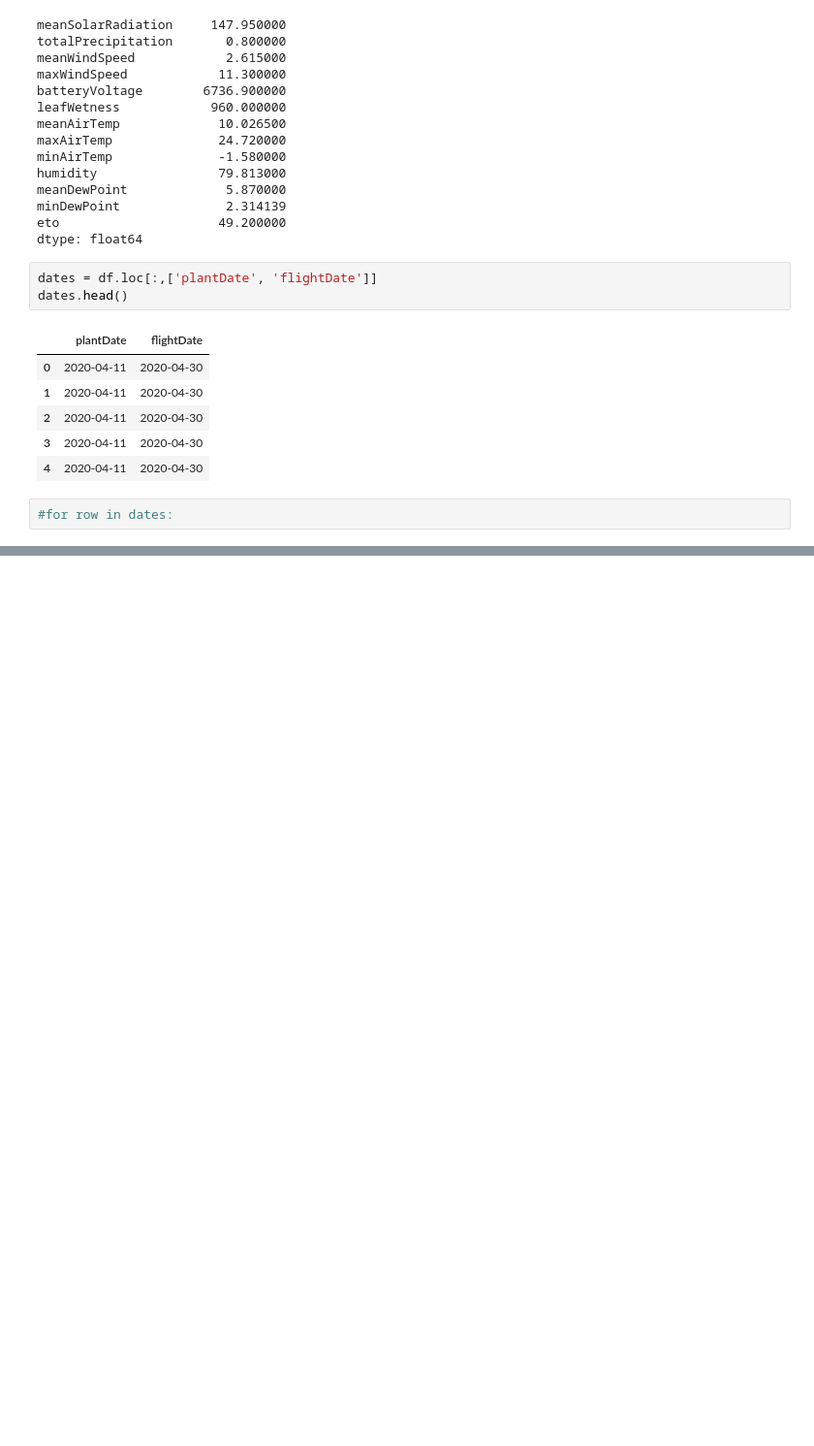
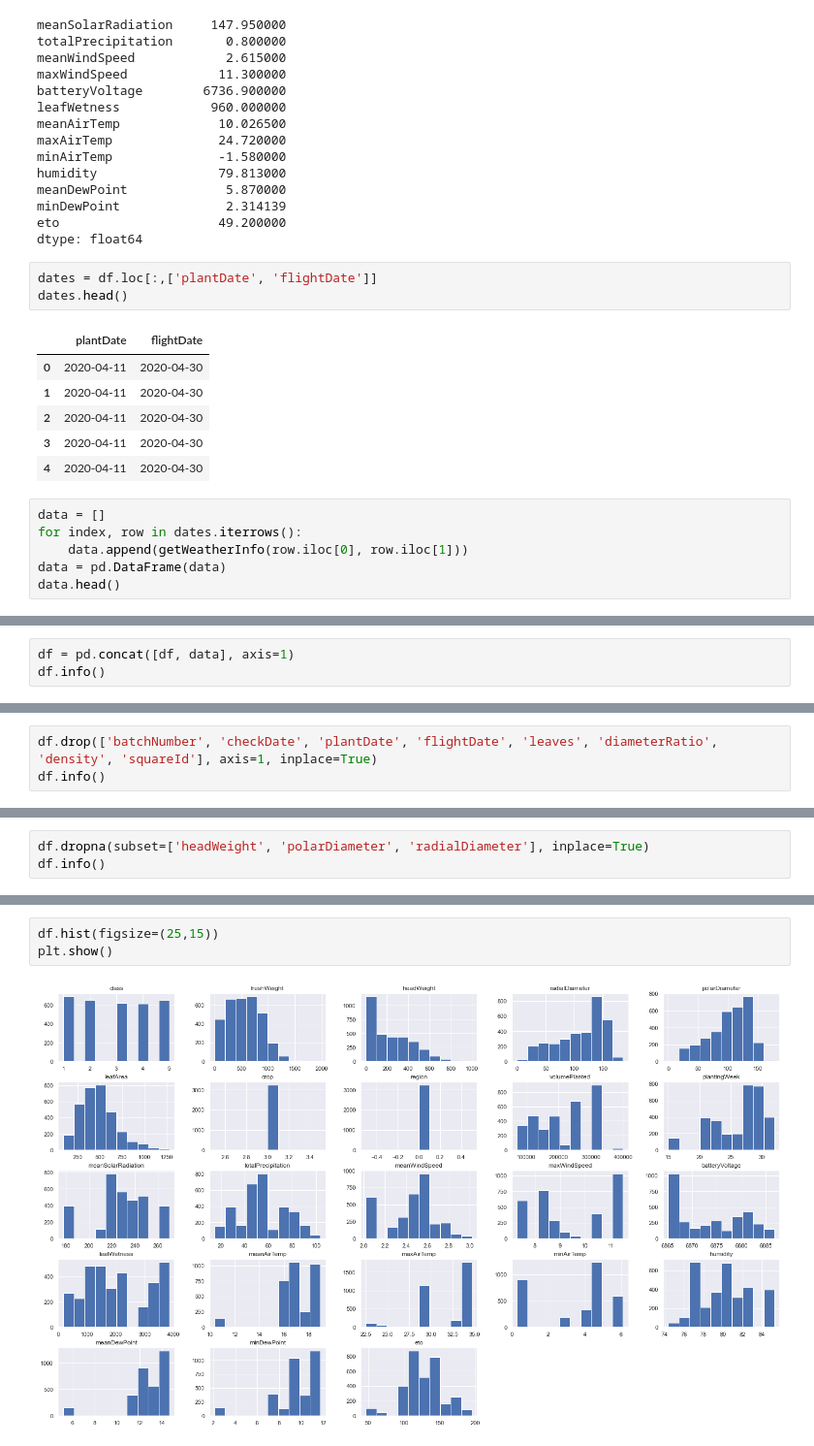
Before and after one commit to rigovm101/CE888_DataScience, a Jupyter notebook: Project/PreProcessing.ipynb, the cells around one changed output, grey strips where cells are left out. Shown at 97% size. Cells and saved outputs as stored; diff of their text form; blank space fills up the shorter version.

```diff
--- a/Project/PreProcessing.ipynb
+++ b/Project/PreProcessing.ipynb
@@ -467,4 +469,8 @@ dates.head()
 | 3 | 2020-04-11 | 2020-04-30 |
 | 4 | 2020-04-11 | 2020-04-30 |
 # %%
-#for row in dates:
+data = []
+for index, row in dates.iterrows():
+    data.append(getWeatherInfo(row.iloc[0], row.iloc[1]))
+data = pd.DataFrame(data)
+data.head()
@@ -470,0 +484,3 @@ dates.head()
+# %%
+df = pd.concat([df, data], axis=1)
+df.info()
@@ -470,0 +505,3 @@ dates.head()
+# %%
+df.drop(['batchNumber', 'checkDate', 'plantDate', 'flightDate', 'leaves', 'diameterRatio', 'density', 'squareId'], axis=1, inplace=True)
+df.info()
@@ -470,0 +526,3 @@ dates.head()
+# %%
+df.dropna(subset=['headWeight', 'polarDiameter', 'radialDiameter'], inplace=True)
+df.info()
@@ -470,0 +547,5 @@ dates.head()
+# %%
+df.hist(figsize=(25,15))
+plt.show()
+# %% [output]
+[figure, added]
```
Also changed, not shown: parts of 8 cells of this notebook, 6 other files.
